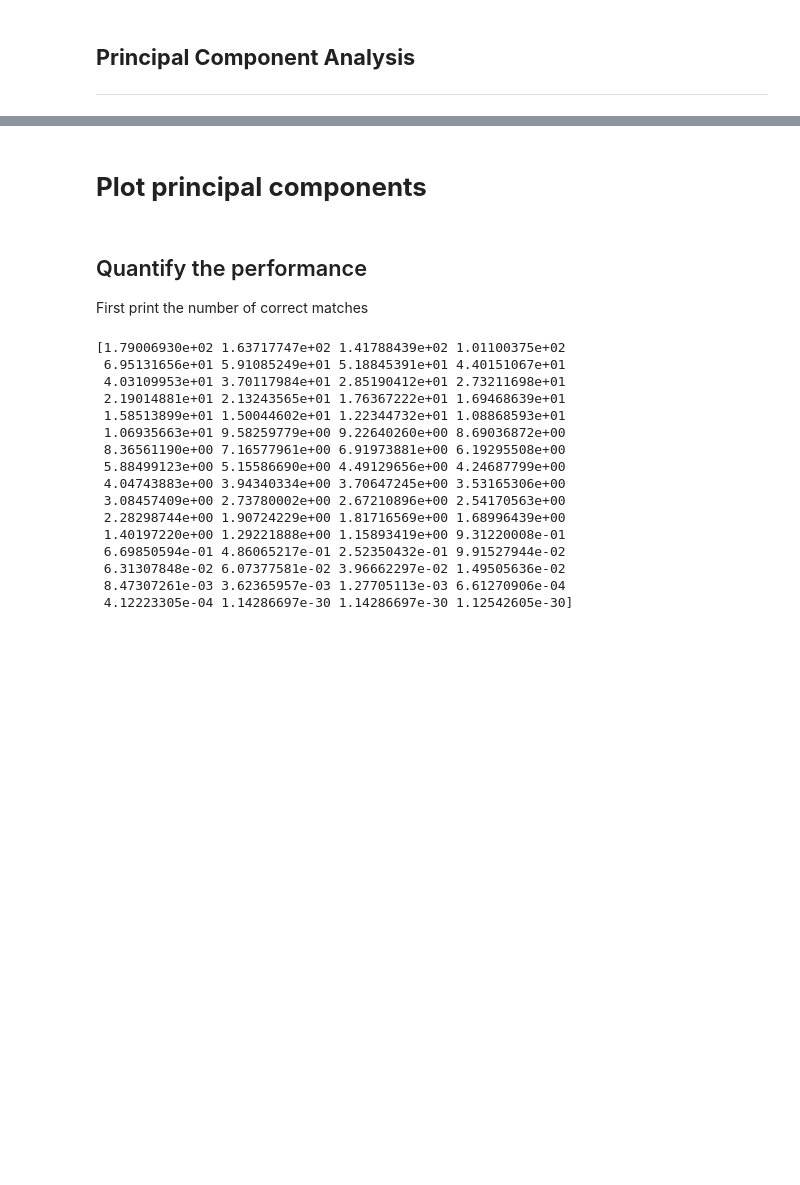
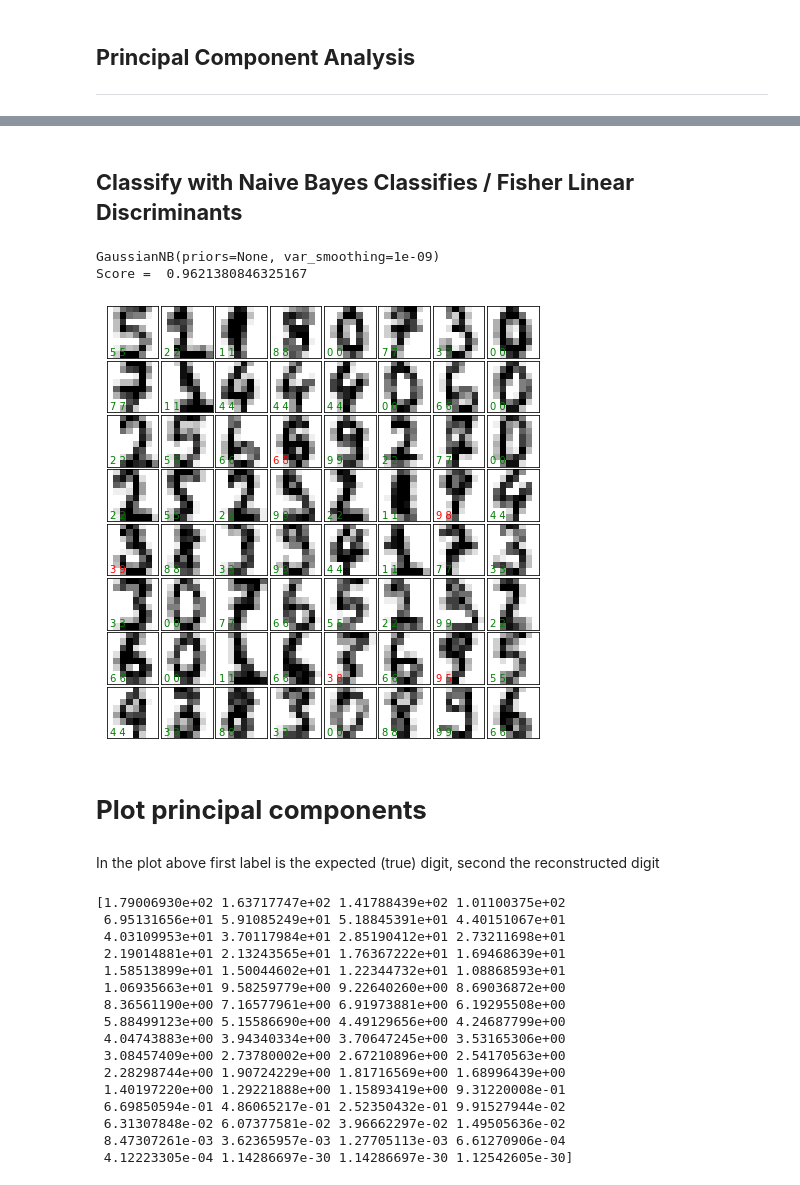
Before and after one commit to marcinwolter/MachineLearnin2019, a Jupyter notebook: plot_digits_classif.ipynb, the cells around one changed output, grey strips where cells are left out. Cells and saved outputs as stored; diff of their text form; code cells hidden in the pictures; blank space fills up the shorter version.

```diff
--- a/plot_digits_classif.ipynb
+++ b/plot_digits_classif.ipynb
@@ -54,8 +57,55 @@ pca = PCA(n_components=64)
+# %%
+import numpy as np
+from sklearn.model_selection import train_test_split
+
+# split the data into training and validation sets
+init = np.random.randint(0,1000)
+X_train, X_test, y_train, y_test = train_test_split(pca.fit_transform(digits.data)[:,0:32], digits.target, random_state=init)
+# %% [markdown]
+## **Classify with Naive Bayes Classifies / Fisher Linear Discriminants**
+# %%
+from sklearn.naive_bayes import GaussianNB
+from sklearn.discriminant_analysis import LinearDiscriminantAnalysis
+
+
+# train the model
+clf = GaussianNB()
+#clf = LinearDiscriminantAnalysis()
+
+
+print(clf.fit(X_train, y_train))
+#print(clf.feature_importances_)
+
+# use the model to predict the labels of the test data
+predicted = clf.predict(X_test)
+expected = y_test
+
+
+print("Score = ",clf.score(X_train, y_train))
+
+# Plot the prediction
+fig = plt.figure(figsize=(6, 6))  # figure size in inches
+fig.subplots_adjust(left=0, right=1, bottom=0, top=1, hspace=0.05, wspace=0.05)
+
+# split the data into training and validation sets
+XP_train, XP_test, yP_train, yP_test = train_test_split(digits.data, digits.target, random_state=init)
+# plot the digits: each image is 8x8 pixels
+for i in range(64):
+    ax = fig.add_subplot(8, 8, i + 1, xticks=[], yticks=[])
+    ax.imshow(XP_test.reshape(-1, 8, 8)[i], cmap=plt.cm.binary,
+              interpolation='nearest')
+
+    # label the image with the target value
+    if predicted[i] == expected[i]:
+        ax.text(0, 7, str(expected[i])+" "+str(predicted[i]), color='green')
+    else:
+        ax.text(0, 7, str(expected[i])+" "+str(predicted[i]), color='red')
+# %% [output]
+GaussianNB(priors=None, var_smoothing=1e-09)
+Score =  0.9621380846325167
+[figure, added]
 # %% [markdown]
 # **Plot principal components**
-# %% [markdown]
-Quantify the performance
-------------------------
-
-First print the number of correct matches
+# %% [markdown]
+In the plot above first label is the expected (true) digit, second the reconstructed digit
 # %%
```
Also changed, not shown: parts of 11 cells of this notebook.
